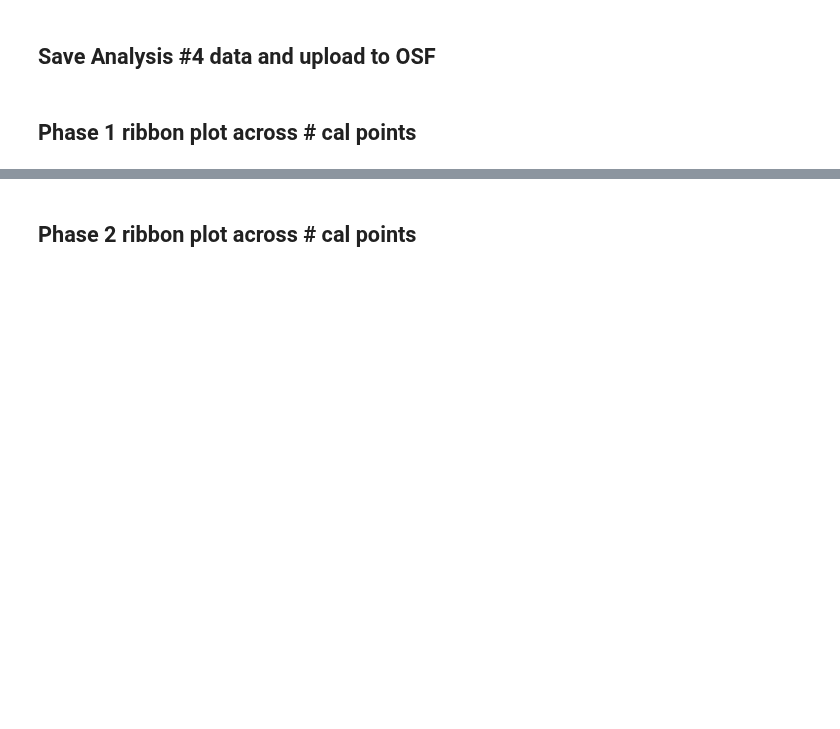
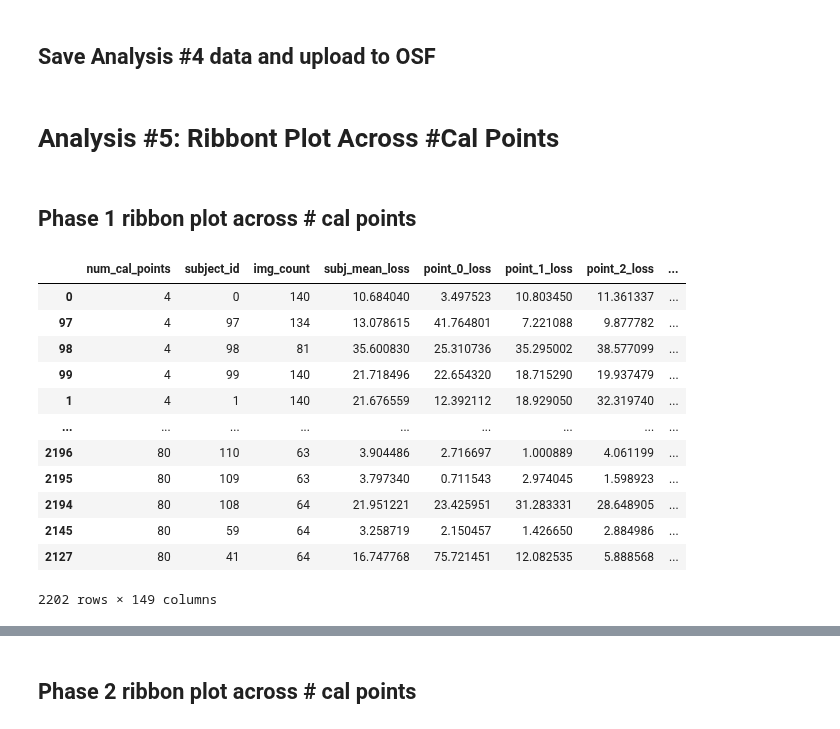
Before and after one commit to jspsych/eye-tracking-training, a Jupyter notebook: analysis/analysis-of-individual-model-run.ipynb, the cells around one changed output, grey strips where cells are left out. Saved outputs shown, nothing was run; the diff lists cells and outputs as text; code cells hidden in the pictures; blank space fills up the shorter version.

```diff
--- a/analysis/analysis-of-individual-model-run.ipynb
+++ b/analysis/analysis-of-individual-model-run.ipynb
@@ -1339,3 +1408,5 @@ model_losses_df_pboth.to_csv('model_losses_across_cal_configs_pboth_df.csv')
+# %% [markdown]
+# Analysis \#5: Ribbont Plot Across #Cal Points
 # %% [markdown]
 ## Phase 1 ribbon plot across \# cal points
 # %%
@@ -1346 +1417,17 @@ model_losses_df_phase1['max_loss'] = model_losses_df_phase1.groupby('num_cal_poi
+# %%
+model_losses_df_sorted_p1
+# %% [output]
+|  | num_cal_points | subject_id | img_count | subj_mean_loss | point_0_loss | point_1_loss | point_2_loss | ... |
+| 0 | 4 | 0 | 140 | 10.684040 | 3.497523 | 10.803450 | 11.361337 | ... |
+| 97 | 4 | 97 | 134 | 13.078615 | 41.764801 | 7.221088 | 9.877782 | ... |
+| 98 | 4 | 98 | 81 | 35.600830 | 25.310736 | 35.295002 | 38.577099 | ... |
+| 99 | 4 | 99 | 140 | 21.718496 | 22.654320 | 18.715290 | 19.937479 | ... |
+| 1 | 4 | 1 | 140 | 21.676559 | 12.392112 | 18.929050 | 32.319740 | ... |
+| ... | ... | ... | ... | ... | ... | ... | ... | ... |
+| 2196 | 80 | 110 | 63 | 3.904486 | 2.716697 | 1.000889 | 4.061199 | ... |
+| 2195 | 80 | 109 | 63 | 3.797340 | 0.711543 | 2.974045 | 1.598923 | ... |
+| 2194 | 80 | 108 | 64 | 21.951221 | 23.425951 | 31.283331 | 28.648905 | ... |
+| 2145 | 80 | 59 | 64 | 3.258719 | 2.150457 | 1.426650 | 2.884986 | ... |
+| 2127 | 80 | 41 | 64 | 16.747768 | 75.721451 | 12.082535 | 5.888568 | ... |
+2202 rows × 149 columns
 # %%
```
Also changed, not shown: parts of 48 cells of this notebook.
